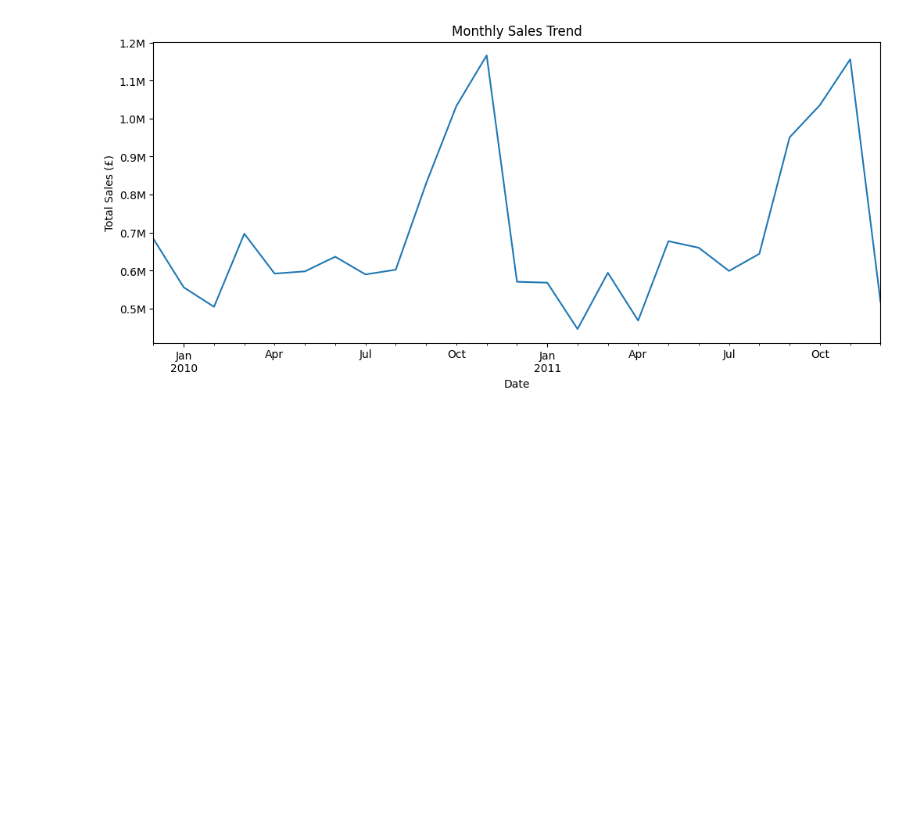
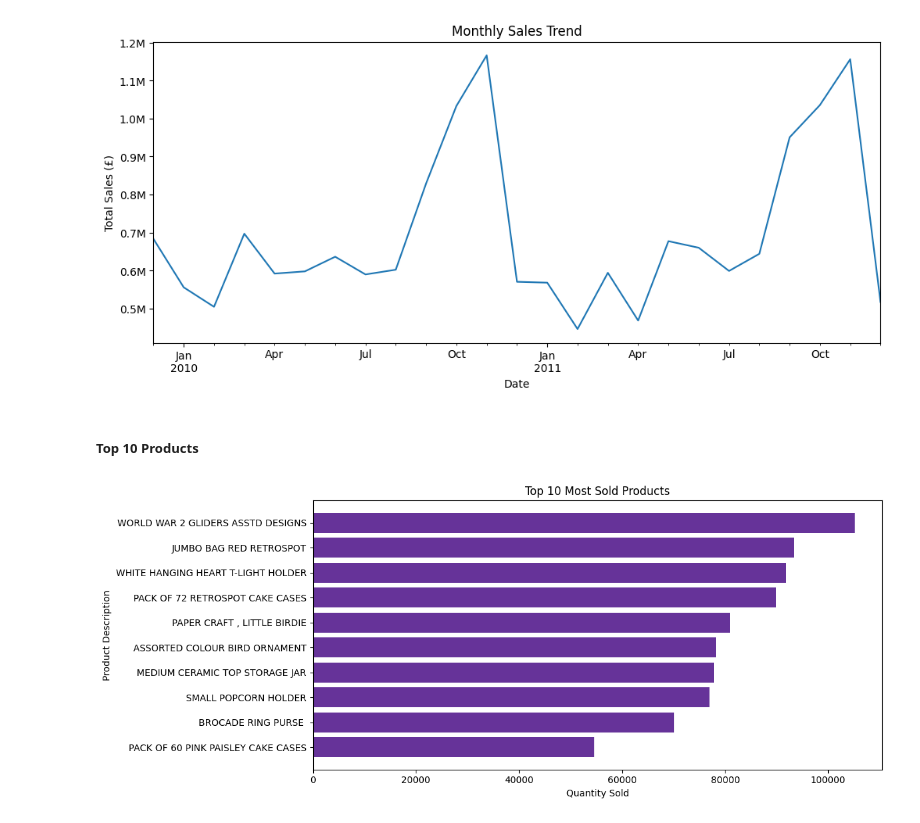
Before and after one commit to sudenazimal/online-retail-customer-analysis, a Jupyter notebook: notebook.ipynb, the cells around one changed output. Cells and saved outputs as stored; diff of their text form; code cells hidden in the pictures; blank space fills up the shorter version.

Commit message:
New EDA graphs added

```diff
--- a/notebook.ipynb
+++ b/notebook.ipynb
@@ -125,3 +127,27 @@ plt.ylabel('Total Sales (£)')
 plt.show()
 # %% [output]
 [figure]
+# %% [markdown]
+##### Top 10 Products
+# %%
+#10 Most Sold Products
+top_products=df_cleaned.groupby('StockCode')['Quantity'].sum().sort_values(ascending=False).head(10)
+description_mapping=df_cleaned.groupby('StockCode')['Description'].agg(lambda x: x.mode()[0])
+
+#description_mapping.head(10)
+
+top_products_df =top_products.reset_index() #We are resetting the index and turning top_products series into a dataframe to merge it with the description_mapping dataframe.
+top_10_merged = pd.merge(top_products_df, description_mapping, on='StockCode', how='left')
+top_10_merged.head(10)
+
+#Plotting the top 10 most sold products
+plt.figure(figsize = (12,5))
+plt.barh(top_10_merged['Description'],top_10_merged['Quantity'],color='rebeccapurple')
+plt.gca().invert_yaxis() #To display the highest sold product at the top
+plt.title('Top 10 Most Sold Products')
+plt.xlabel('Quantity Sold')
+plt.ylabel('Product Description')
+plt.tight_layout()
+plt.show()
+# %% [output]
+[figure, added]
```
Also changed, not shown: parts of 10 cells of this notebook.
